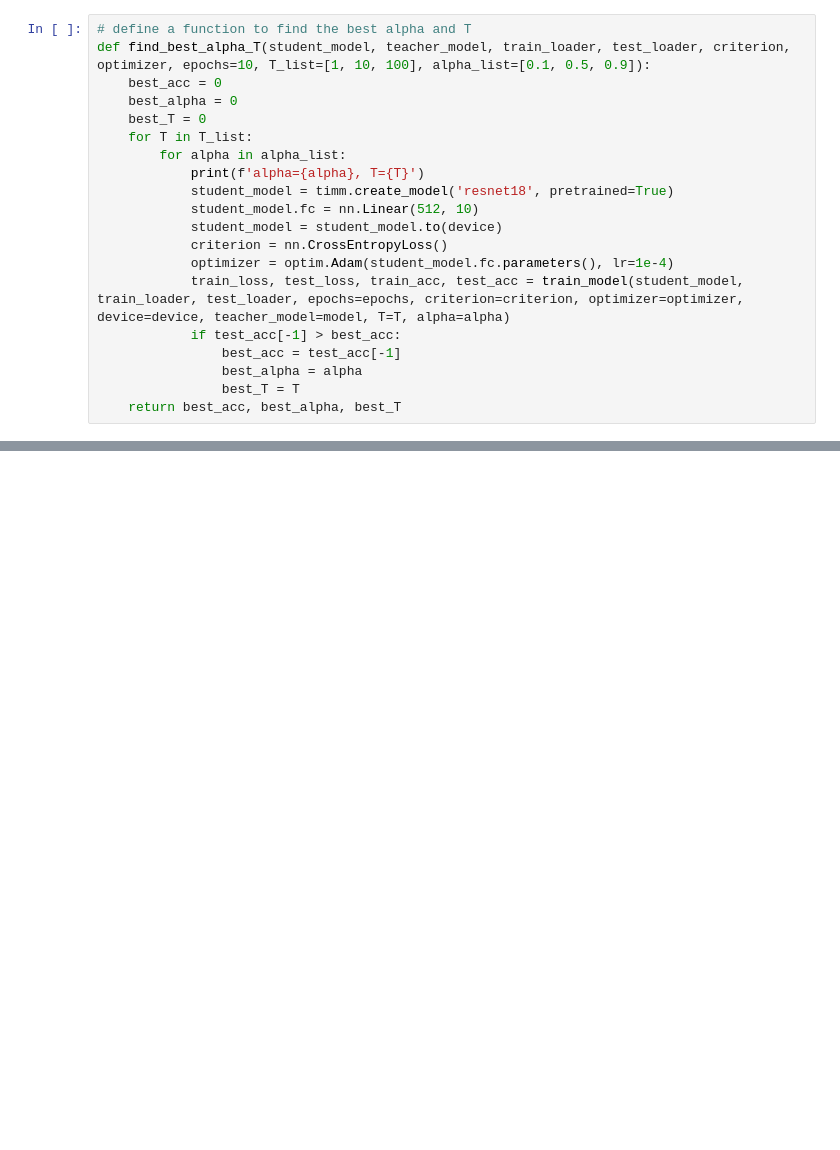
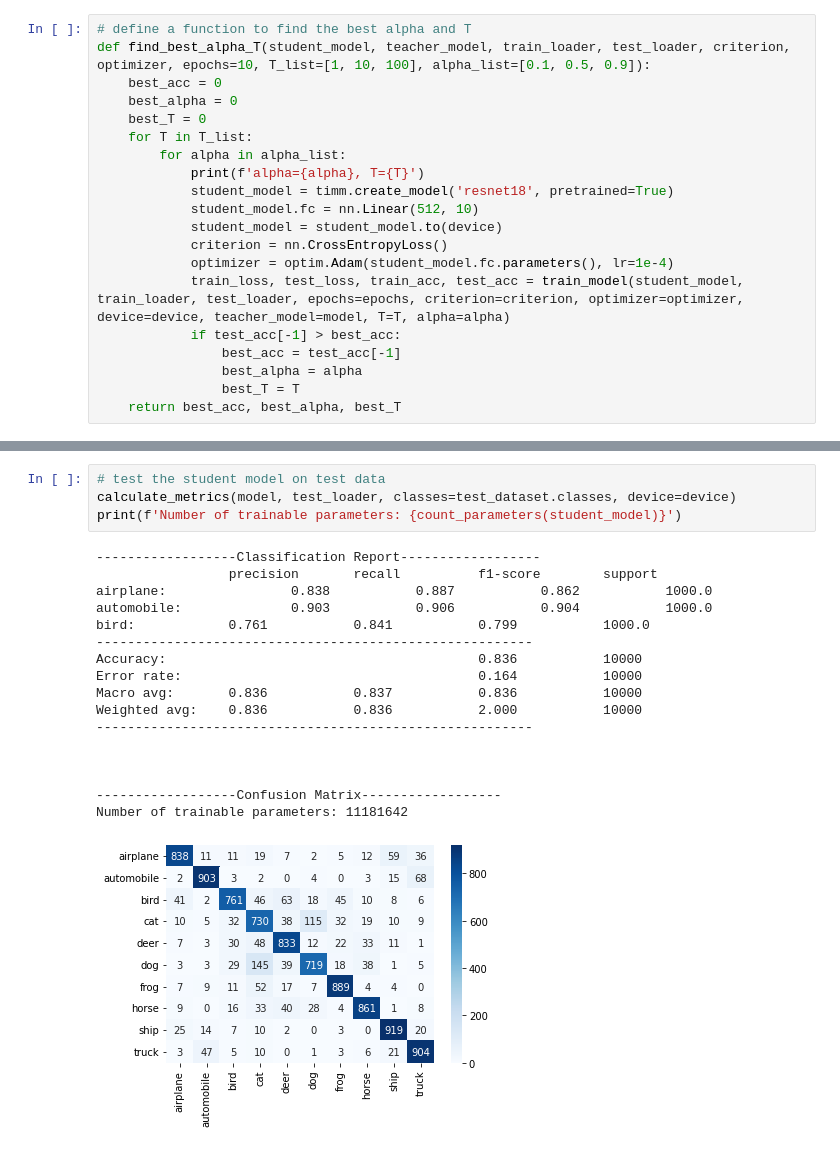
Before and after one commit to saeedzou/Deep-Learning-Assignments-2022, a Jupyter notebook: Assignment 3/q2.ipynb, the cells around one changed output, grey strips where cells are left out. Cells and saved outputs as stored; diff of their text form; blank space fills up the shorter version.

```diff
--- a/Assignment 3/q2.ipynb
+++ b/Assignment 3/q2.ipynb
@@ -152,0 +240,22 @@ train_loss, test_loss, train_acc, test_acc = train_model(model, train_loader, va
+# %%
+# test the student model on test data
+calculate_metrics(model, test_loader, classes=test_dataset.classes, device=device)
+print(f'Number of trainable parameters: {count_parameters(student_model)}')
+# %% [output]
+------------------Classification Report------------------
+                 precision       recall          f1-score        support
+airplane:                0.838           0.887           0.862           1000.0
+automobile:              0.903           0.906           0.904           1000.0
+bird:            0.761           0.841           0.799           1000.0
+--------------------------------------------------------
+Accuracy:                                        0.836           10000
+Error rate:                                      0.164           10000
+Macro avg:       0.836           0.837           0.836           10000
+Weighted avg:    0.836           0.836           2.000           10000
+--------------------------------------------------------
+
+
+
+------------------Confusion Matrix------------------
+Number of trainable parameters: 11181642
+[figure, added]
```
Also changed, not shown: parts of 14 cells of this notebook.
